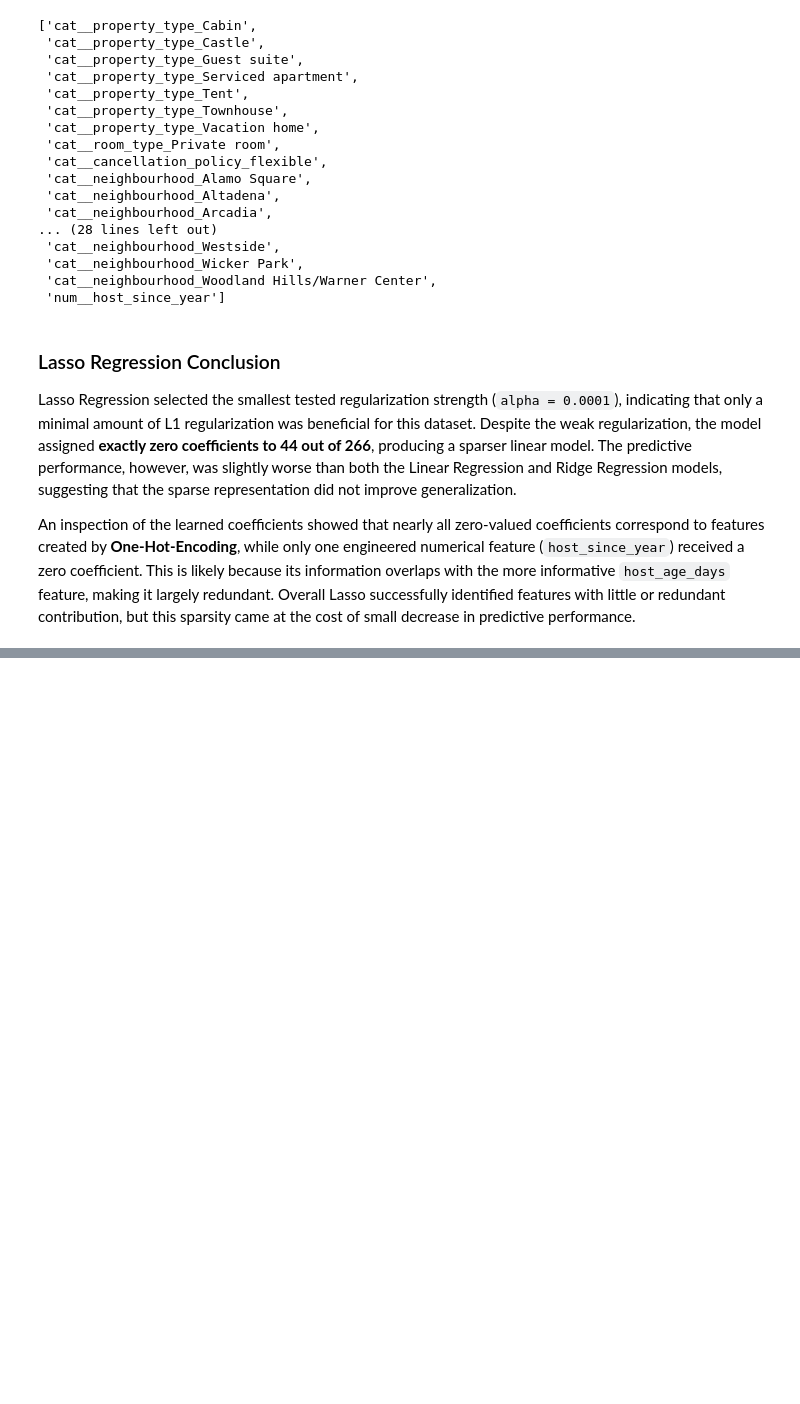
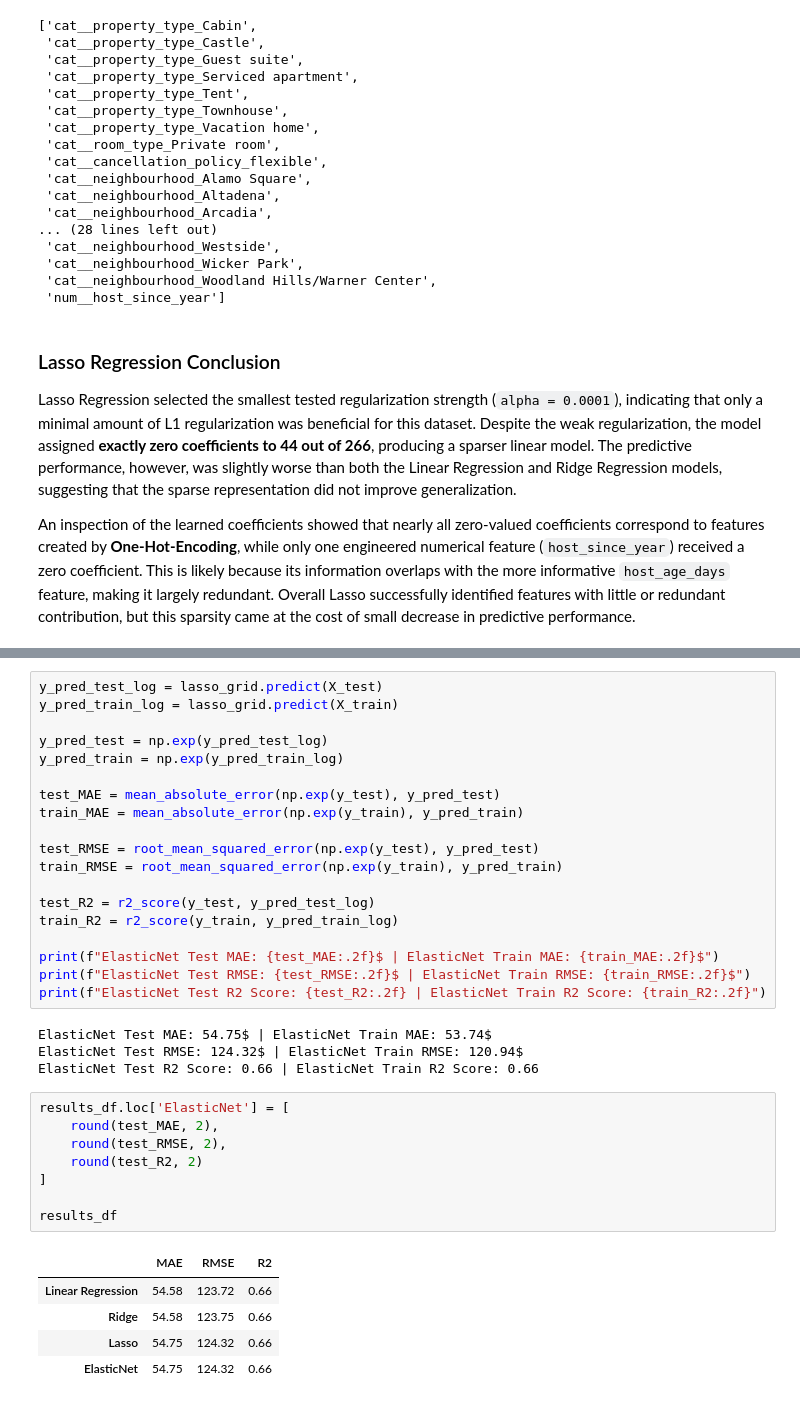
Before and after one commit to Car1LL/airbnb_prices_prediction, a Jupyter notebook: notebooks/01_Linear_Modeling.ipynb, the cells around one changed output, grey strips where cells are left out. Drawn from its saved outputs; the diff is of its cells as text; blank space fills up the shorter version.

```diff
--- a/notebooks/01_Linear_Modeling.ipynb
+++ b/notebooks/01_Linear_Modeling.ipynb
@@ -386,0 +415,37 @@ An inspection of the learned coefficients showed that nearly all zero-valued coe
+# %%
+y_pred_test_log = lasso_grid.predict(X_test)
+y_pred_train_log = lasso_grid.predict(X_train)
+
+y_pred_test = np.exp(y_pred_test_log)
+y_pred_train = np.exp(y_pred_train_log)
+
+test_MAE = mean_absolute_error(np.exp(y_test), y_pred_test)
+train_MAE = mean_absolute_error(np.exp(y_train), y_pred_train)
+
+test_RMSE = root_mean_squared_error(np.exp(y_test), y_pred_test)
+train_RMSE = root_mean_squared_error(np.exp(y_train), y_pred_train)
+
+test_R2 = r2_score(y_test, y_pred_test_log)
+train_R2 = r2_score(y_train, y_pred_train_log)
+
+print(f"ElasticNet Test MAE: {test_MAE:.2f}$ | ElasticNet Train MAE: {train_MAE:.2f}$")
+print(f"ElasticNet Test RMSE: {test_RMSE:.2f}$ | ElasticNet Train RMSE: {train_RMSE:.2f}$")
+print(f"ElasticNet Test R2 Score: {test_R2:.2f} | ElasticNet Train R2 Score: {train_R2:.2f}")
+# %% [output]
+ElasticNet Test MAE: 54.75$ | ElasticNet Train MAE: 53.74$
+ElasticNet Test RMSE: 124.32$ | ElasticNet Train RMSE: 120.94$
+ElasticNet Test R2 Score: 0.66 | ElasticNet Train R2 Score: 0.66
+# %%
+results_df.loc['ElasticNet'] = [
+    round(test_MAE, 2),
+    round(test_RMSE, 2),
+    round(test_R2, 2)
+]
+
+results_df
+# %% [output]
+|  | MAE | RMSE | R2 |
+| Linear Regression | 54.58 | 123.72 | 0.66 |
+| Ridge | 54.58 | 123.75 | 0.66 |
+| Lasso | 54.75 | 124.32 | 0.66 |
+| ElasticNet | 54.75 | 124.32 | 0.66 |
```
Also changed, not shown: parts of 12 cells of this notebook.
